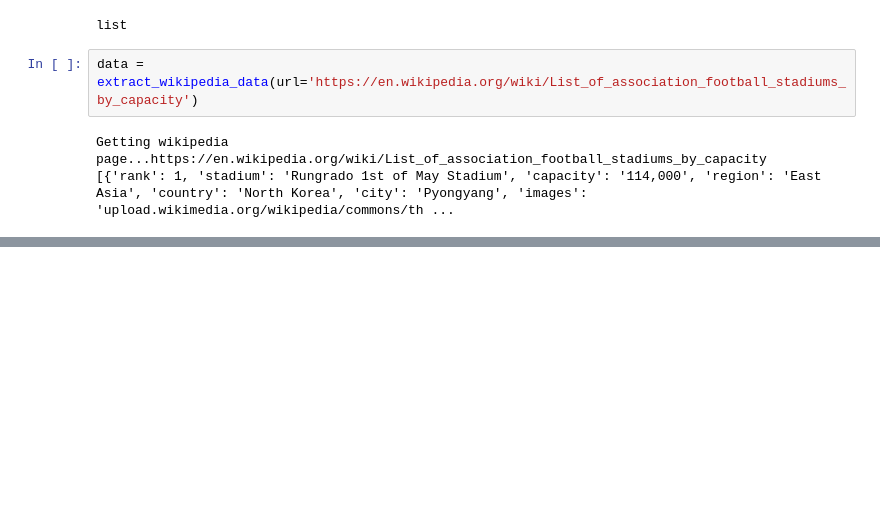
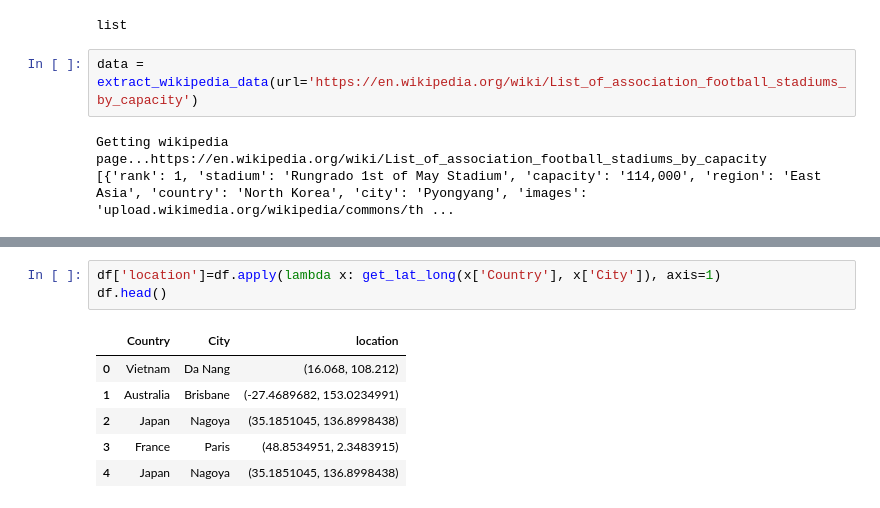
Before and after one commit to hauct/de-football-analytics-, a Jupyter notebook: pipelines/wikipedia_pipelines.ipynb, the cells around one changed output, grey strips where cells are left out. Cells and saved outputs as stored; diff of their text form; blank space fills up the shorter version.

```diff
--- a/pipelines/wikipedia_pipelines.ipynb
+++ b/pipelines/wikipedia_pipelines.ipynb
@@ -142,0 +203,10 @@ pd.DataFrame(data).head()
+# %%
+df['location']=df.apply(lambda x: get_lat_long(x['Country'], x['City']), axis=1)
+df.head()
+# %% [output]
+|  | Country | City | location |
+| 0 | Vietnam | Da Nang | (16.068, 108.212) |
+| 1 | Australia | Brisbane | (-27.4689682, 153.0234991) |
+| 2 | Japan | Nagoya | (35.1851045, 136.8998438) |
+| 3 | France | Paris | (48.8534951, 2.3483915) |
+| 4 | Japan | Nagoya | (35.1851045, 136.8998438) |
```
Also changed, not shown: parts of 3 cells of this notebook, 2 other files.
